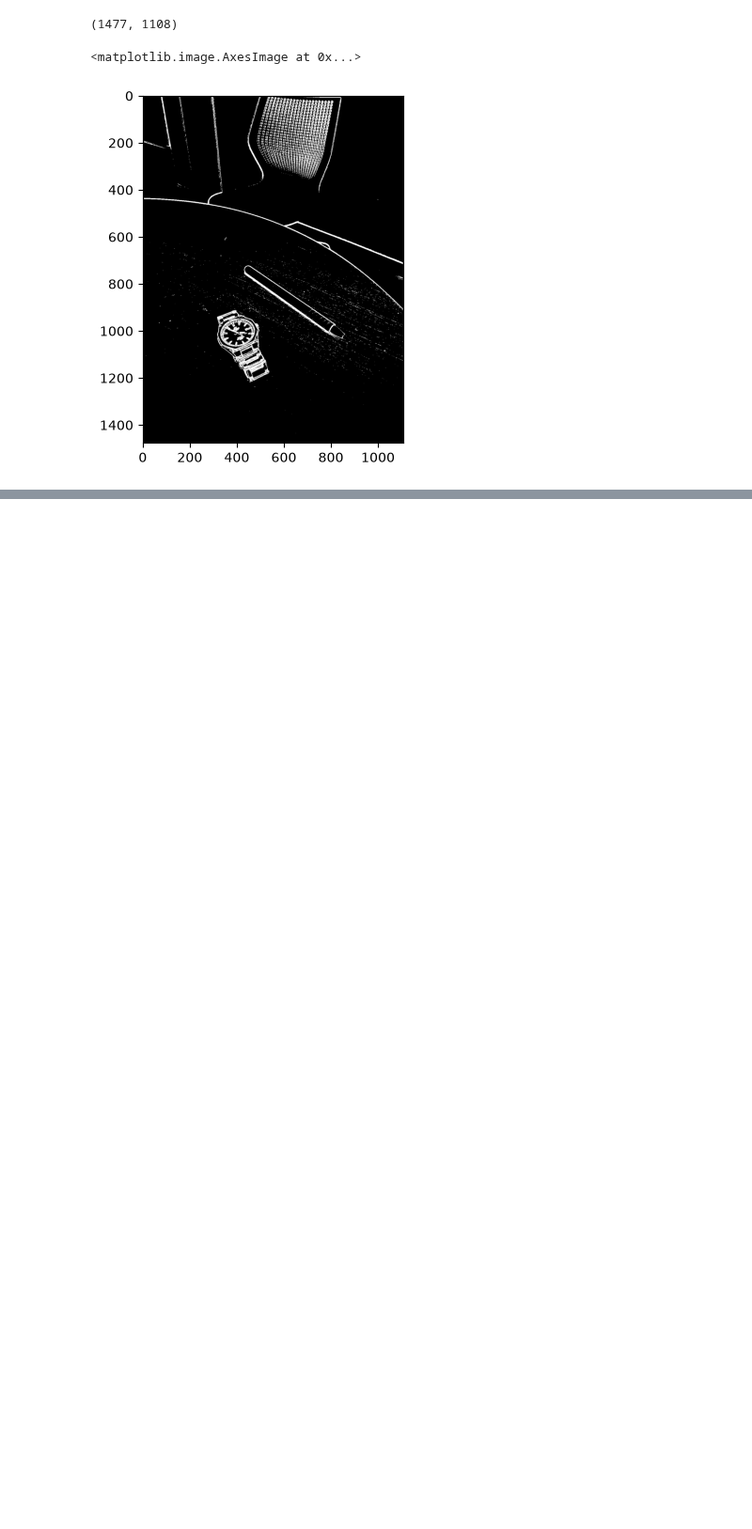
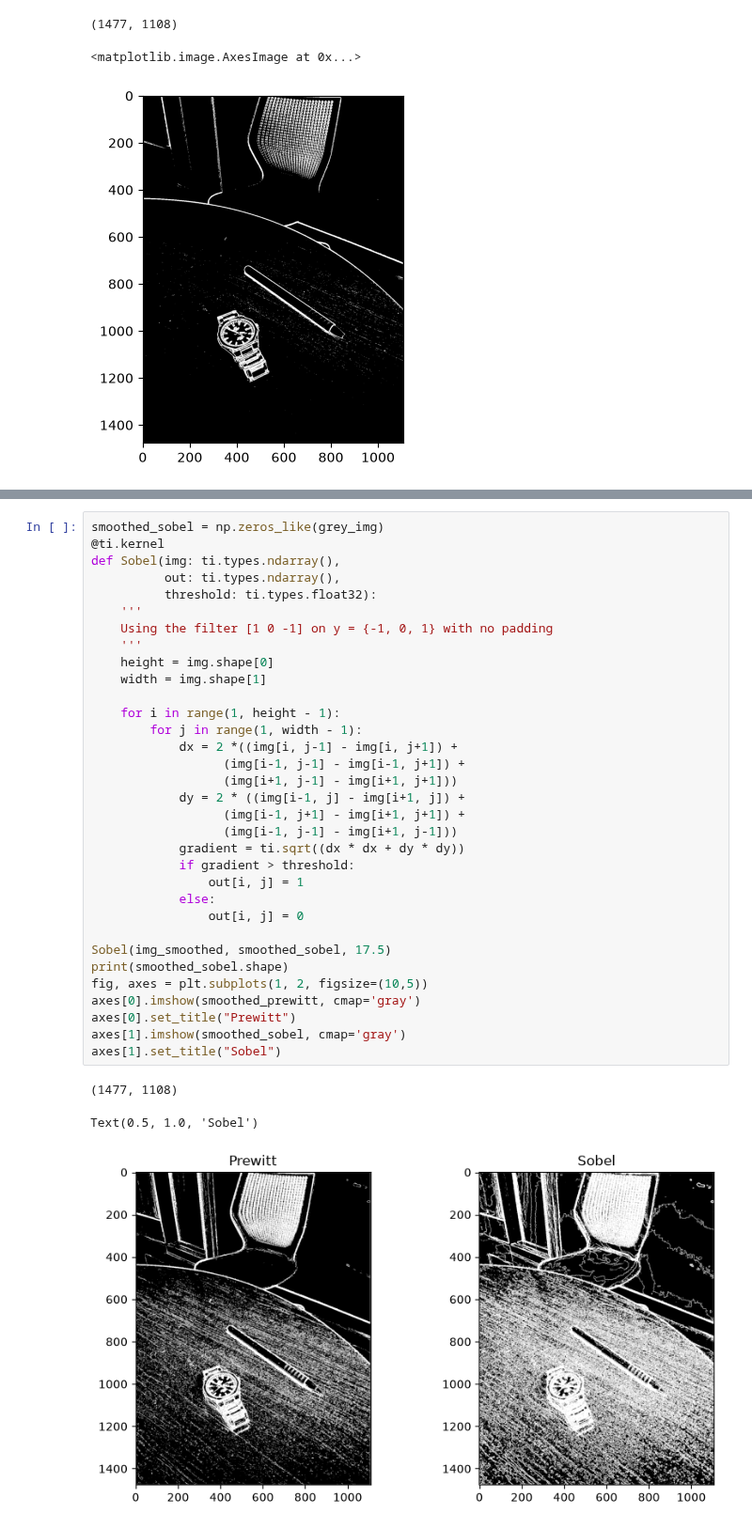
Before and after one commit to Oscar-1217/ComputerVisionPractice, a Jupyter notebook: test.ipynb, the cells around one changed output, grey strips where cells are left out. Shown at 94% size. Drawn from its saved outputs; the diff is of its cells as text; blank space fills up the shorter version.

Commit message:
Sobel edge detection added

```diff
--- a/test.ipynb
+++ b/test.ipynb
@@ -184,0 +186,37 @@ Text(0.5, 1.0, 'With smoothing')
+# %%
+smoothed_sobel = np.zeros_like(grey_img)
+@ti.kernel
+def Sobel(img: ti.types.ndarray(),
+          out: ti.types.ndarray(),
+          threshold: ti.types.float32):
+    '''
+    Using the filter [1 0 -1] on y = {-1, 0, 1} with no padding
+    '''
+    height = img.shape[0]
+    width = img.shape[1]
+
+    for i in range(1, height - 1):
+        for j in range(1, width - 1):
+            dx = 2 *((img[i, j-1] - img[i, j+1]) +
+                  (img[i-1, j-1] - img[i-1, j+1]) +
+                  (img[i+1, j-1] - img[i+1, j+1]))
+            dy = 2 * ((img[i-1, j] - img[i+1, j]) +
+                  (img[i-1, j+1] - img[i+1, j+1]) +
+                  (img[i-1, j-1] - img[i+1, j-1]))
+            gradient = ti.sqrt((dx * dx + dy * dy))
+            if gradient > threshold:
+                out[i, j] = 1
+            else:
+                out[i, j] = 0
+
+Sobel(img_smoothed, smoothed_sobel, 17.5)
+print(smoothed_sobel.shape)
+fig, axes = plt.subplots(1, 2, figsize=(10,5))
+axes[0].imshow(smoothed_prewitt, cmap='gray')
+axes[0].set_title("Prewitt")
+axes[1].imshow(smoothed_sobel, cmap='gray')
+axes[1].set_title("Sobel")
+# %% [output]
+(1477, 1108)
+Text(0.5, 1.0, 'Sobel')
+[figure, added]
```
Also changed, not shown: parts of 5 cells of this notebook, 1 other file.
